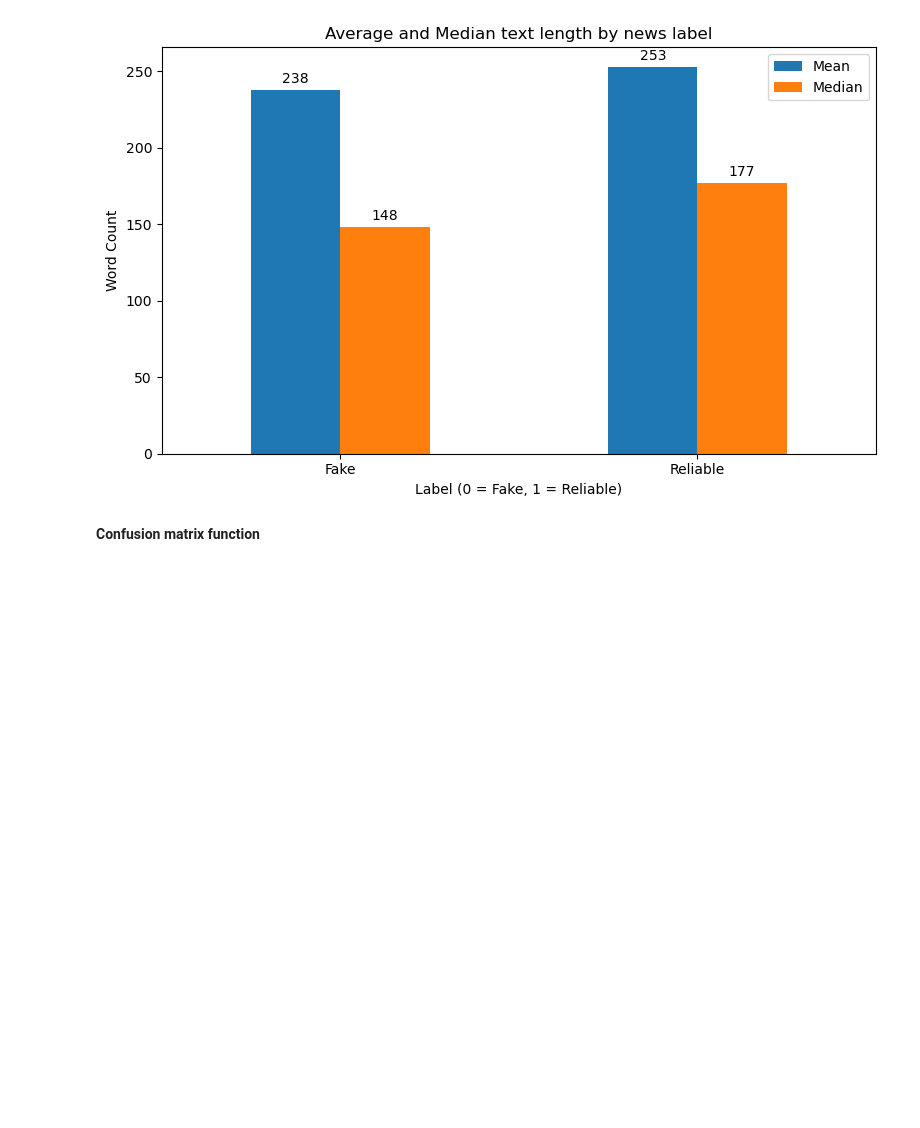
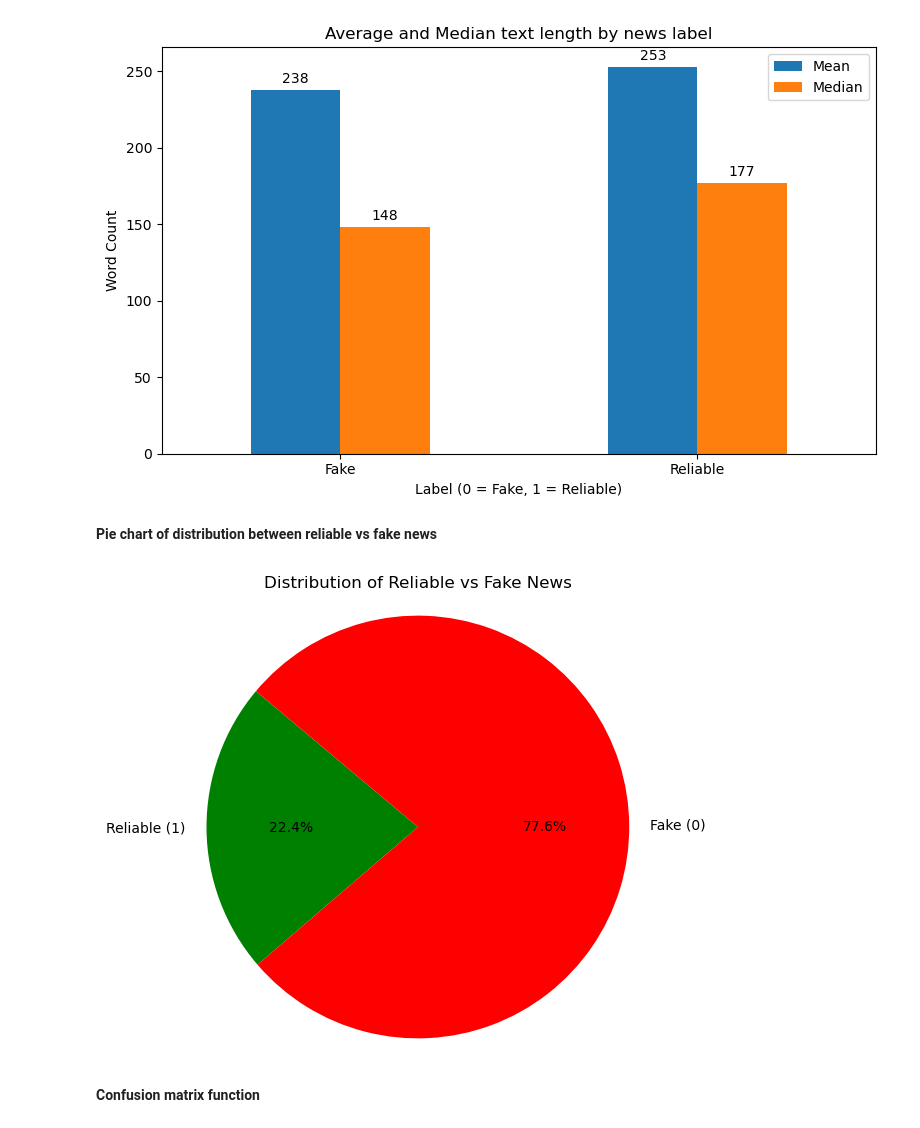
Before and after one commit to emmampakarinen/intelligent-systems-project, a Jupyter notebook: project.ipynb, the cells around one changed output. Cells and saved outputs as stored; diff of their text form; code cells hidden in the pictures; blank space fills up the shorter version.

```diff
--- a/project.ipynb
+++ b/project.ipynb
@@ -237,6 +237,24 @@ for container in ax.containers:
 plt.show()
 # %% [output]
 [figure]
+# %% [markdown]
+**Pie chart of distribution between reliable vs fake news**
+# %%
+# counting reliable and fake news
+label_counts = df_train["label"].value_counts()
+
+# labels and sizes
+labels = ["Reliable (1)", "Fake (0)"]
+sizes = [label_counts.get(1, 0), label_counts.get(0, 0)]
+colors = ["green", "red"]
+
+plt.figure(figsize=(6, 6))
+plt.pie(sizes, labels=labels, colors=colors, autopct="%1.1f%%", startangle=140)
+plt.title("Distribution of Reliable vs Fake News")
+plt.axis("equal")
+plt.show()
+# %% [output]
+[figure, added]
 # %% [markdown]
 **Confusion matrix function**
 # %%
```
Also changed, not shown: parts of 22 cells of this notebook, 1 other file.
